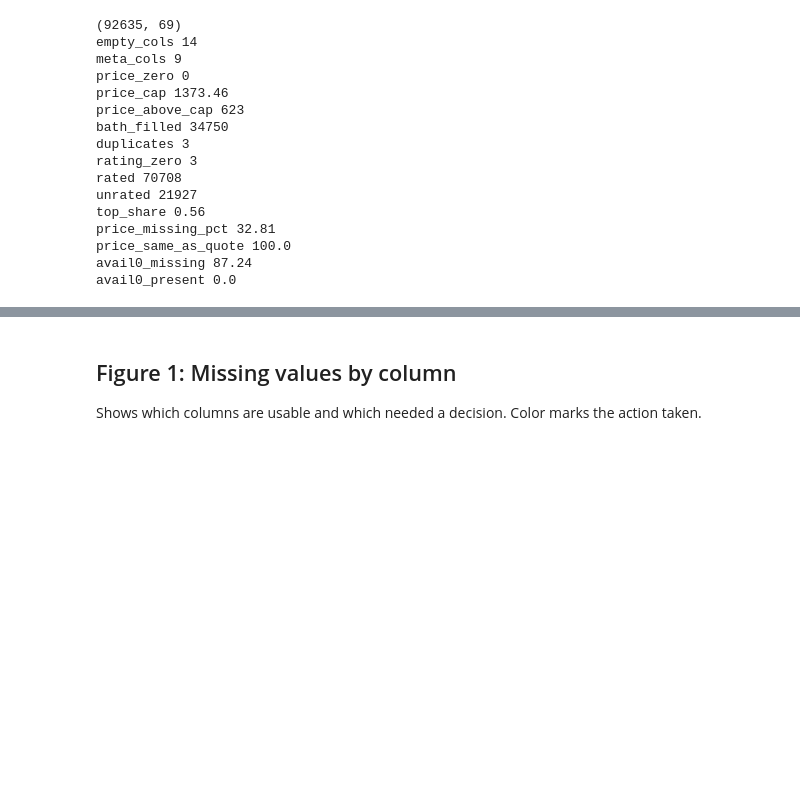
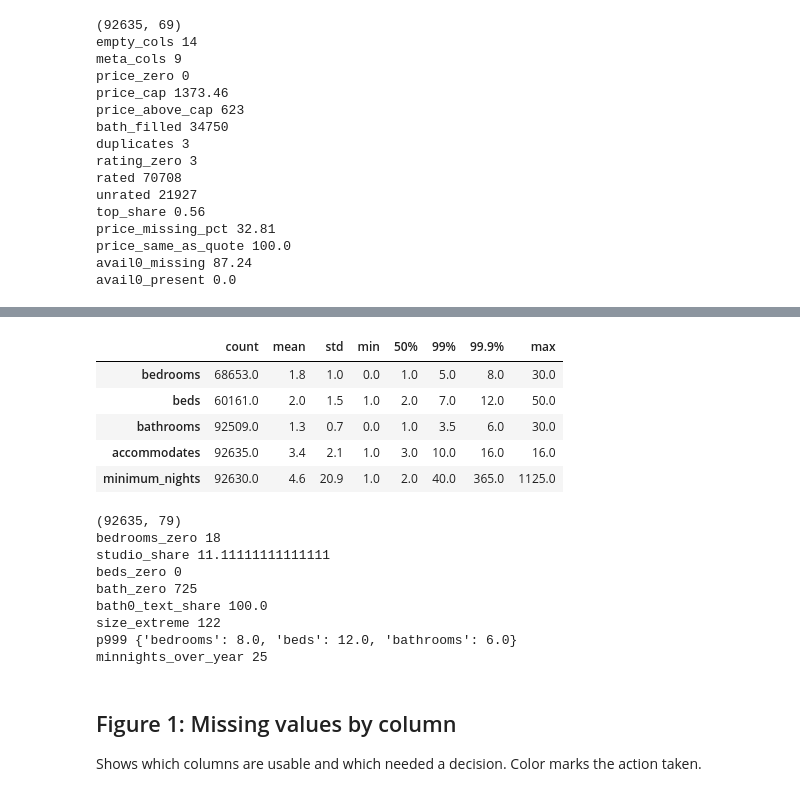
Before and after one commit to varunavy/data230-london-airbnb, a Jupyter notebook: notebooks/01_cleaning.ipynb, the cells around one changed output, grey strips where cells are left out. Cells and saved outputs as stored; diff of their text form; code cells hidden in the pictures; blank space fills up the shorter version.

```diff
--- a/notebooks/01_cleaning.ipynb
+++ b/notebooks/01_cleaning.ipynb
@@ -140,3 +192,58 @@ avail0_present 0.0
+# %%
+size = ["bedrooms", "beds", "bathrooms"]
+display(clean[size + ["accommodates", "minimum_nights"]].describe(percentiles=[0.5, 0.99, 0.999]).T.round(1))
+
+# Zeros
+z = clean["bedrooms"] == 0
+text = (clean["name"].fillna("") + " " + clean["description"].fillna("")).str.lower()
+notes["bedrooms_zero"] = int(z.sum())
+notes["studio_share"] = float(text[z].str.contains("studio").mean() * 100) if z.any() else 0.0
+
+notes["beds_zero"] = int((clean["beds"] == 0).sum())
+clean.loc[clean["beds"] == 0, "beds"] = np.nan
+
+b0 = clean["bathrooms"] == 0
+notes["bath_zero"] = int(b0.sum())
+notes["bath0_text_share"] = float(clean.loc[b0, "bathrooms_text"].fillna("").str.startswith("0").mean() * 100) if b0.any() else 0.0
+
+# Extreme sizes: flag, keep values
+p999 = clean[size].quantile(0.999)
+ext = (clean[size] > p999).any(axis=1)
+clean["size_extreme"] = ext.astype(int)
+notes["size_extreme"] = int(ext.sum())
+notes["p999"] = p999.round(0).to_dict()
+
+# Minimum nights above a year: capped copy
+notes["minnights_over_year"] = int((clean["minimum_nights"] > 365).sum())
+clean["minimum_nights_capped"] = clean["minimum_nights"].clip(upper=365)
+
+# Filling for model inputs: room-type median + missing flag
+for c in ["price_capped", "beds", "bedrooms", "bathrooms"]:
+    clean[f"{c}_missing"] = clean[c].isna().astype(int)
+    med = clean.groupby("room_type")[c].transform("median")
+    clean[f"{c}_imp"] = clean[c].fillna(med).fillna(clean[c].median())
+
+clean.to_csv("../data/listings_clean.csv", index=False)
+print(clean.shape)
+for k in ["bedrooms_zero", "studio_share", "beds_zero", "bath_zero", "bath0_text_share",
+          "size_extreme", "p999", "minnights_over_year"]:
+    print(k, notes[k])
+# %% [output]
+|  | count | mean | std | min | 50% | 99% | 99.9% | max |
+| bedrooms | 68653.0 | 1.8 | 1.0 | 0.0 | 1.0 | 5.0 | 8.0 | 30.0 |
+| beds | 60161.0 | 2.0 | 1.5 | 1.0 | 2.0 | 7.0 | 12.0 | 50.0 |
+| bathrooms | 92509.0 | 1.3 | 0.7 | 0.0 | 1.0 | 3.5 | 6.0 | 30.0 |
+| accommodates | 92635.0 | 3.4 | 2.1 | 1.0 | 3.0 | 10.0 | 16.0 | 16.0 |
+| minimum_nights | 92630.0 | 4.6 | 20.9 | 1.0 | 2.0 | 40.0 | 365.0 | 1125.0 |
+(92635, 79)
+bedrooms_zero 18
+studio_share 11.11111111111111
+beds_zero 0
+bath_zero 725
+bath0_text_share 100.0
+size_extreme 122
+p999 {'bedrooms': 8.0, 'beds': 12.0, 'bathrooms': 6.0}
+minnights_over_year 25
 # %% [markdown]
 ## Figure 1: Missing values by column
 Shows which columns are usable and which needed a decision. Color marks the action taken.
```
Also changed, not shown: parts of 10 cells of this notebook, 2 other files.
